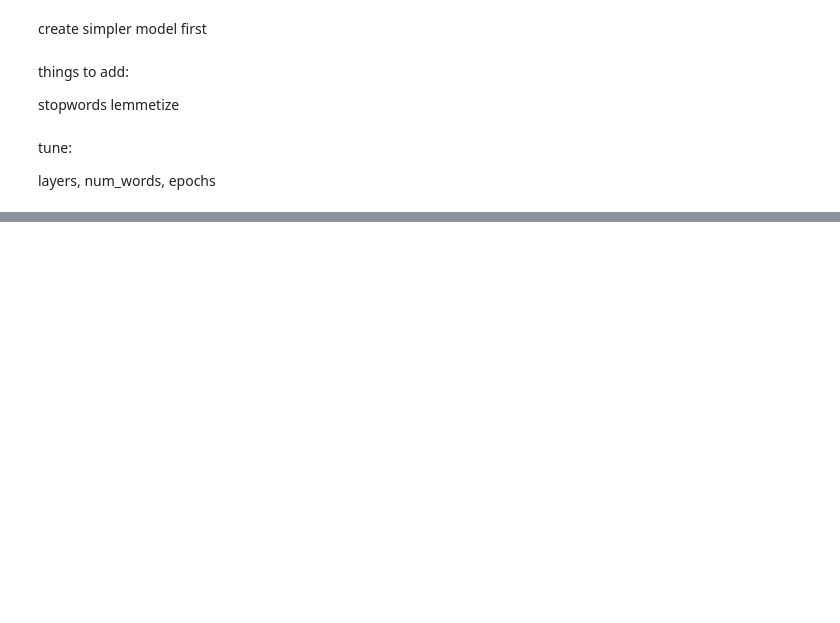
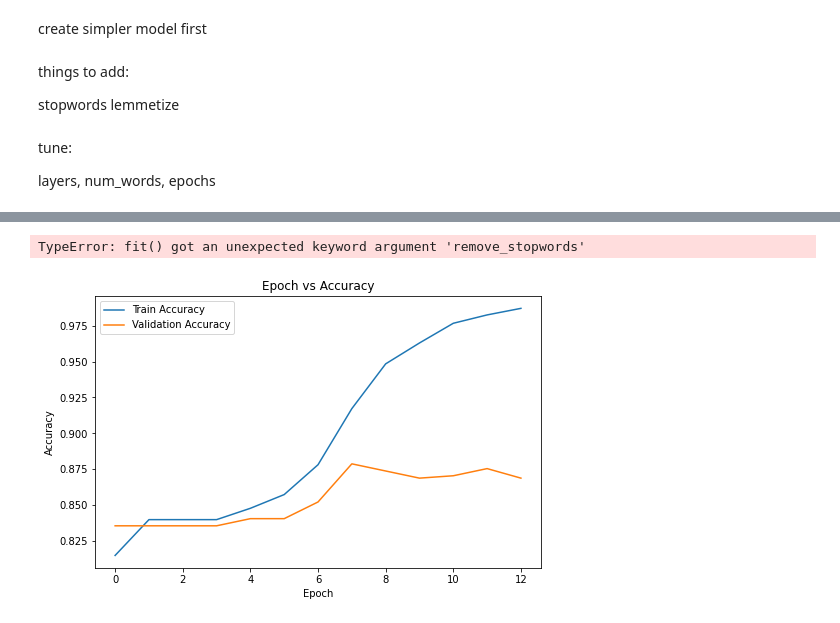
Before and after one commit to MattLeRoi/nlp_product_sentiment_project, a Jupyter notebook: index_pipeline.ipynb, the cells around one changed output, grey strips where cells are left out. Drawn from its saved outputs; the diff is of its cells as text; code cells hidden in the pictures; blank space fills up the shorter version.

Commit message:
added functionality to pipeline

```diff
--- a/index_pipeline.ipynb
+++ b/index_pipeline.ipynb
@@ -400,0 +563,27 @@ array([[0., 1., 0., ..., 0., 0., 0.],
+# %%
+# ---------------------------
+# Step 5: Fit
+# ---------------------------
+pipeline.fit(
+    X_train, y_train,
+    prep__remove_stopwords=True,  # toggle stopword removal
+    tok__num_words=5000           # dynamically set number of words
+)
+# %% [output]
+TypeError: fit() got an unexpected keyword argument 'remove_stopwords'
+# %%
+# Access history directly (no `.history`)
+pipe_history = pipeline.named_steps["clf"].history_
+
+# Plot accuracy
+plt.figure(figsize=(8,5))
+plt.plot(pipe_history["accuracy"], label="Train Accuracy")
+if "val_accuracy" in pipe_history:
+    plt.plot(pipe_history["val_accuracy"], label="Validation Accuracy")
+plt.title("Epoch vs Accuracy")
+plt.xlabel("Epoch")
+plt.ylabel("Accuracy")
+plt.legend()
+plt.show()
+# %% [output]
+[figure, added]
```
Also changed, not shown: parts of 17 cells of this notebook.
